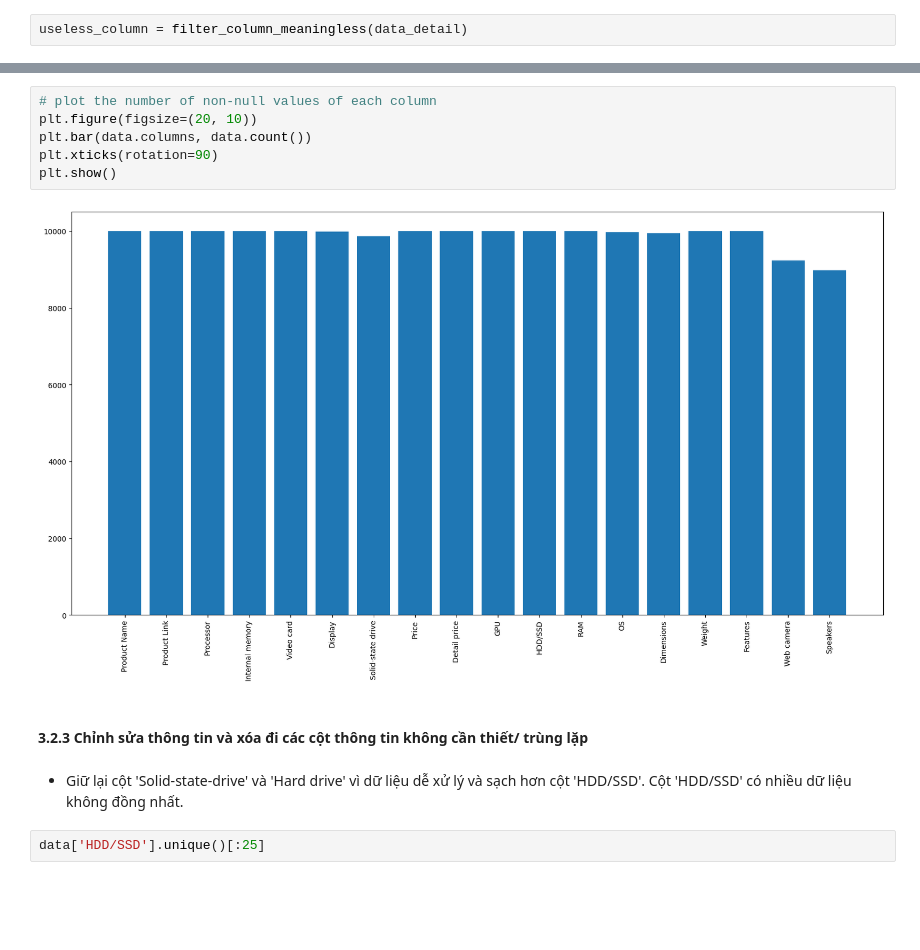
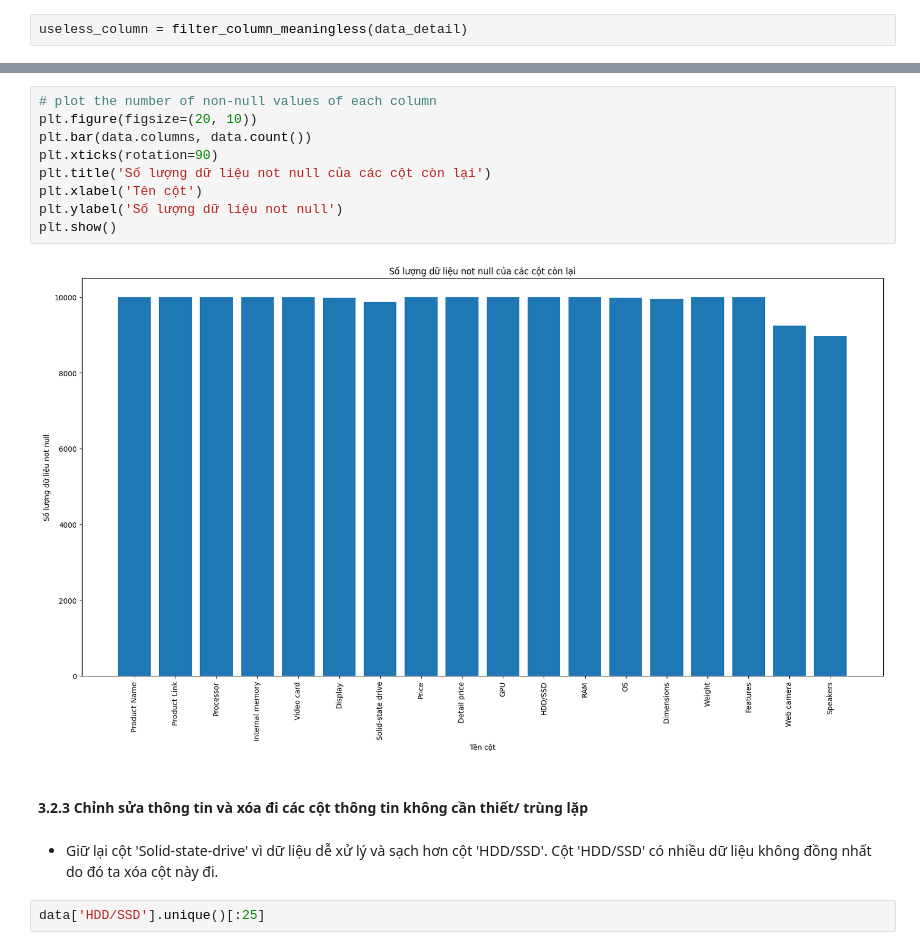
Before and after one commit to vm7608/DS-Final-Predict-Laptop-Price, a Jupyter notebook: khdl_10k/data_cleaning.ipynb, the cells around one changed output, grey strips where cells are left out. Saved outputs shown, nothing was run; the diff lists cells and outputs as text; blank space fills up the shorter version.

```diff
--- a/khdl_10k/data_cleaning.ipynb
+++ b/khdl_10k/data_cleaning.ipynb
@@ -176,15 +130,18 @@ memory usage: 1.4+ MB
 # %%
 # plot the number of non-null values of each column
 plt.figure(figsize=(20, 10))
 plt.bar(data.columns, data.count())
 plt.xticks(rotation=90)
+plt.title('Số lượng dữ liệu not null của các cột còn lại')
+plt.xlabel('Tên cột')
+plt.ylabel('Số lượng dữ liệu not null')
 plt.show()
 # %% [output]
-[figure, old version]
+[figure, new version]
 # %% [markdown]
 #### 3.2.3 Chỉnh sửa thông tin và xóa đi các cột thông tin không cần thiết/ trùng lặp
 # %% [markdown]
-- Giữ lại cột 'Solid-state-drive' và 'Hard drive' vì dữ liệu dễ xử lý và sạch hơn cột 'HDD/SSD'. Cột 'HDD/SSD' có nhiều dữ liệu không đồng nhất.
+- Giữ lại cột 'Solid-state-drive' vì dữ liệu dễ xử lý và sạch hơn cột 'HDD/SSD'. Cột 'HDD/SSD' có nhiều dữ liệu không đồng nhất do đó ta xóa cột này đi.
 # %%
 data['HDD/SSD'].unique()[:25]
 # %% [output]
```
Also changed, not shown: parts of 78 cells of this notebook, 35 other files.
